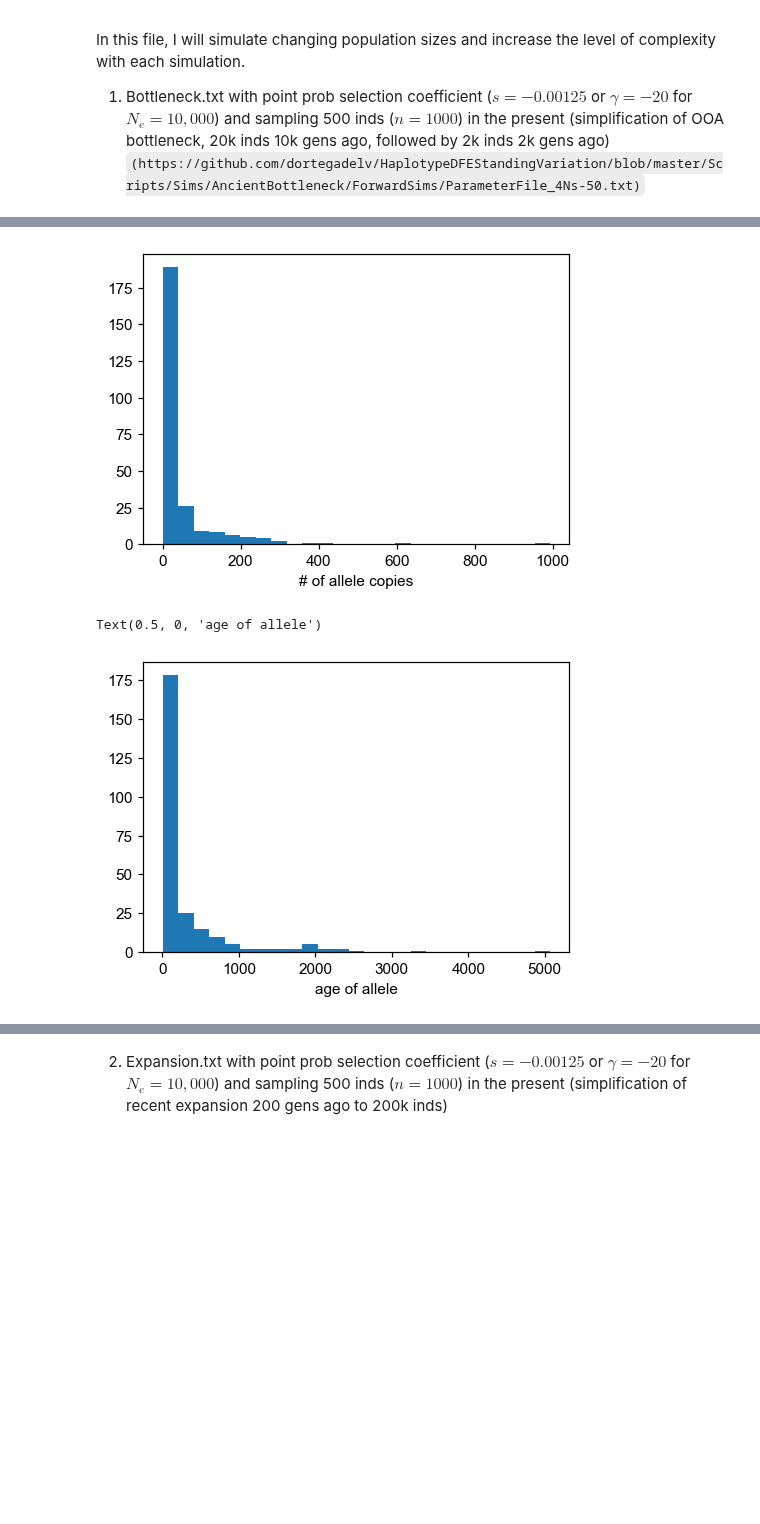
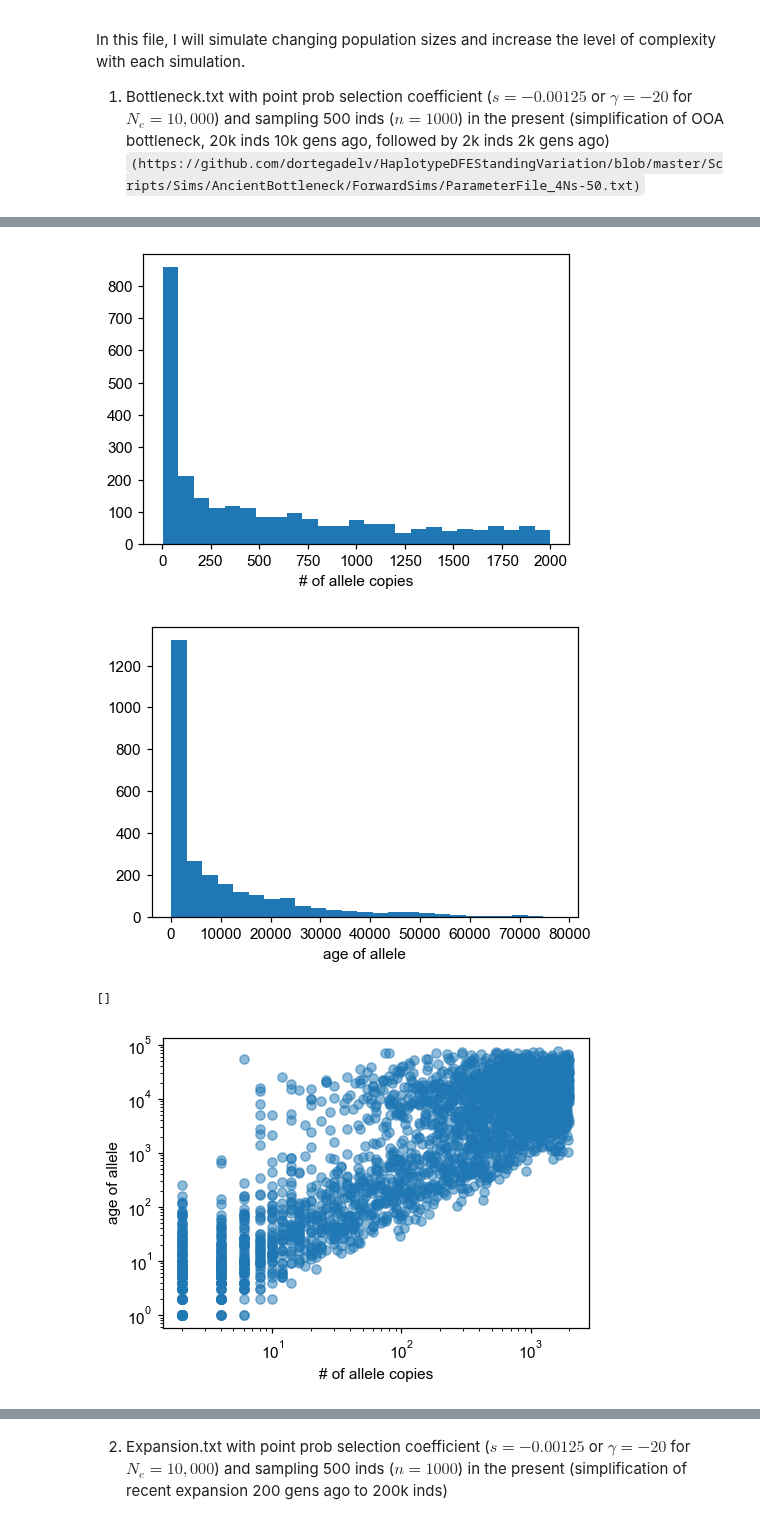
Before and after one commit to VivaswatS/selCoefEst, a Jupyter notebook: changingpopsizesims.ipynb, the cells around one changed output, grey strips where cells are left out. Drawn from its saved outputs; the diff is of its cells as text; code cells hidden in the pictures; blank space fills up the shorter version.

Commit message:
calculating analytical expression to show matching

```diff
--- a/changingpopsizesims.ipynb
+++ b/changingpopsizesims.ipynb
@@ -53,17 +70,19 @@ cutoff = 1 # freq of 0.5%
 # %%
 ## reading in simulated data + exploratory analysis
-df1 = pd.read_csv("PReFerSims/outfiles/Bottleneck.1.full_out.txt",sep='\t',header=None,names=['','Xl','s','al','id'])
+df1 = pd.read_csv("PReFerSims/outfiles/Bottleneck1.1.full_out.txt",sep='\t',header=None,names=['','Xl','s','al','id'])
 Nc = np.concatenate((np.repeat(20000,80000),np.repeat(2000,2000)))/2
 df1
-df1['sXl'] = rng.binomial(n=n, p=df1['Xl'])
+df1['sXl'] = df1['Xl']*n #rng.binomial(n=n, p=df1['Xl'])
 df1['al'] = len(Nc)+1 - df1['al']
-dat = df1.to_numpy(dtype='int64')
+dat = df1.sample(frac=0.5).to_numpy(dtype='int64')
 plt.hist(df1['sXl'],25); plt.xlabel('# of allele copies'); plt.show()
-plt.hist(df1['al'],25); plt.xlabel('age of allele')
+plt.hist(df1['al'],25); plt.xlabel('age of allele'); plt.show()
+plt.scatter(df1['sXl'], df1['al'], alpha=0.5); plt.xlabel('# of allele copies'); plt.ylabel('age of allele'); plt.loglog()
 # %% [output]
-[figure, old version]
+[figure, new version]
+[figure, new version]
-Text(0.5, 0, 'age of allele')
+[]
-[figure, old version]
+[figure, added]
 # %%
 ## creating a database of P(X, a | s) with dicts for different s values
 up_xa_s = {}
```
Also changed, not shown: parts of 17 cells of this notebook, 4 other files.
